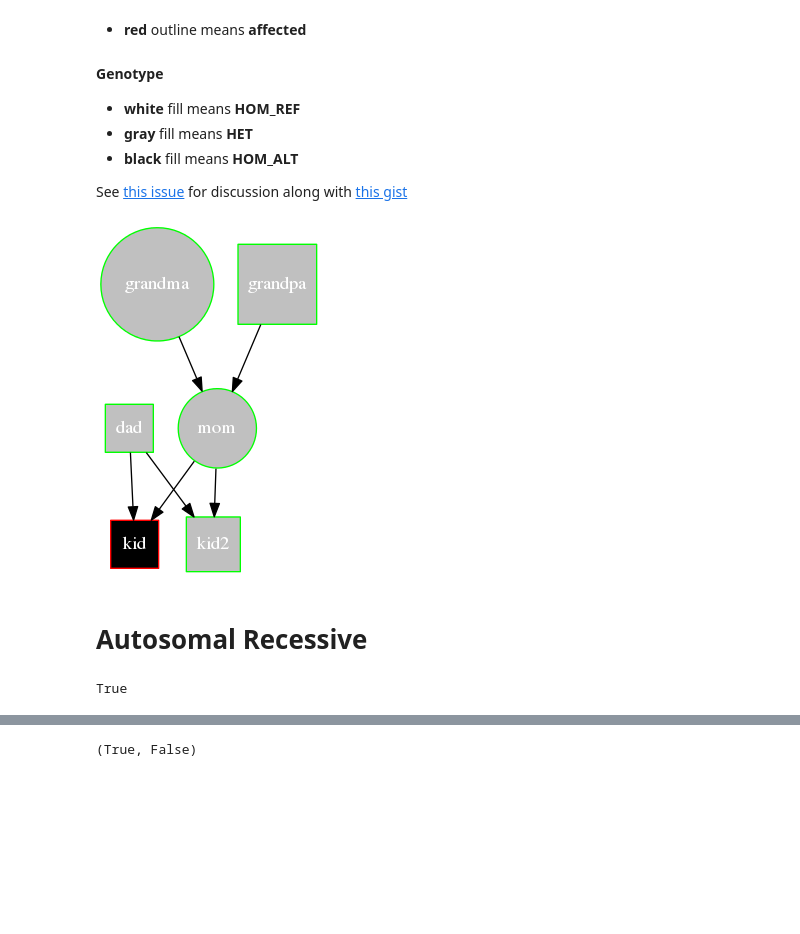
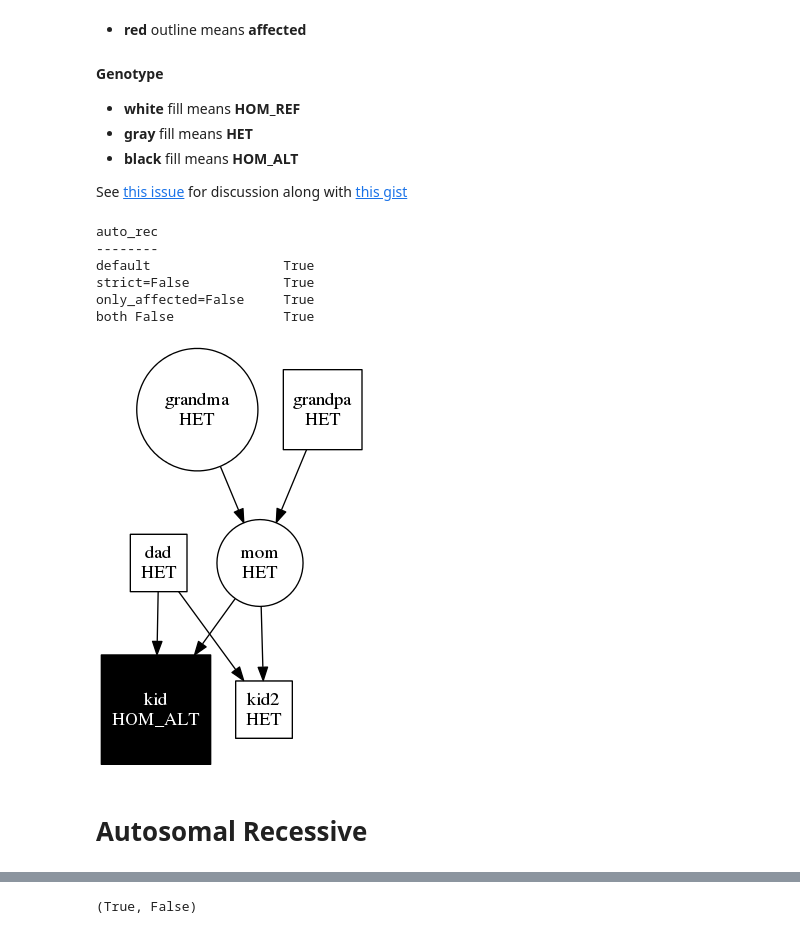
Before and after one commit to arq5x/gemini, a Jupyter notebook: inheritance.ipynb, the cells around one changed output, grey strips where cells are left out. Drawn from its saved outputs; the diff is of its cells as text; code cells hidden in the pictures; blank space fills up the shorter version.

```diff
--- a/inheritance.ipynb
+++ b/inheritance.ipynb
@@ -22,22 +22,23 @@ HOM_REF, HET, UNKNOWN, HOM_ALT = range(4)
 # %%
 fam = TestFamily("""
  #family_id  sample_id   paternal_id maternal_id sex phenotype
  1   dad   0   0   1  1
  1   mom   grandpa   grandma   2  1
  1   kid   dad   mom   1  2
  1   kid2   dad   mom   1  1
  1   grandma 0   0     2  1
  1   grandpa 0   0     1  1""")
 fam.gt_types = [HET, HET, HOM_ALT, HET, HET, HET]
 fam.gt_depths = [20, 20, 20, 20, 20, 20]
-fam.draw()
+fam.draw(tests=("auto_rec", ))
 # %% [output]
+auto_rec
+--------
+default                 True
+strict=False            True
+only_affected=False     True
+both False              True
-[figure, old version]
+[figure, new version]
 # %% [markdown]
 # Autosomal Recessive
-# %%
-# kid is autosomal recessive
-fam.auto_rec()
-# %% [output]
-True
 # %%
```
Also changed, not shown: parts of 15 cells of this notebook, 2 other files.
